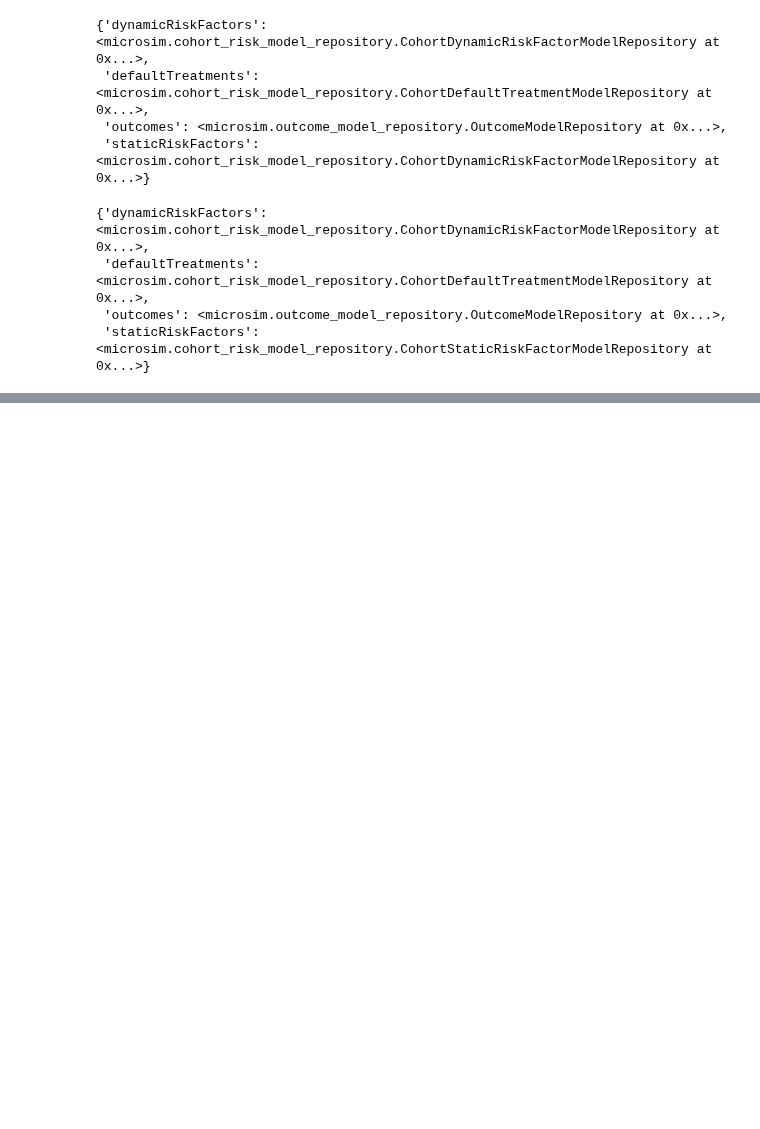
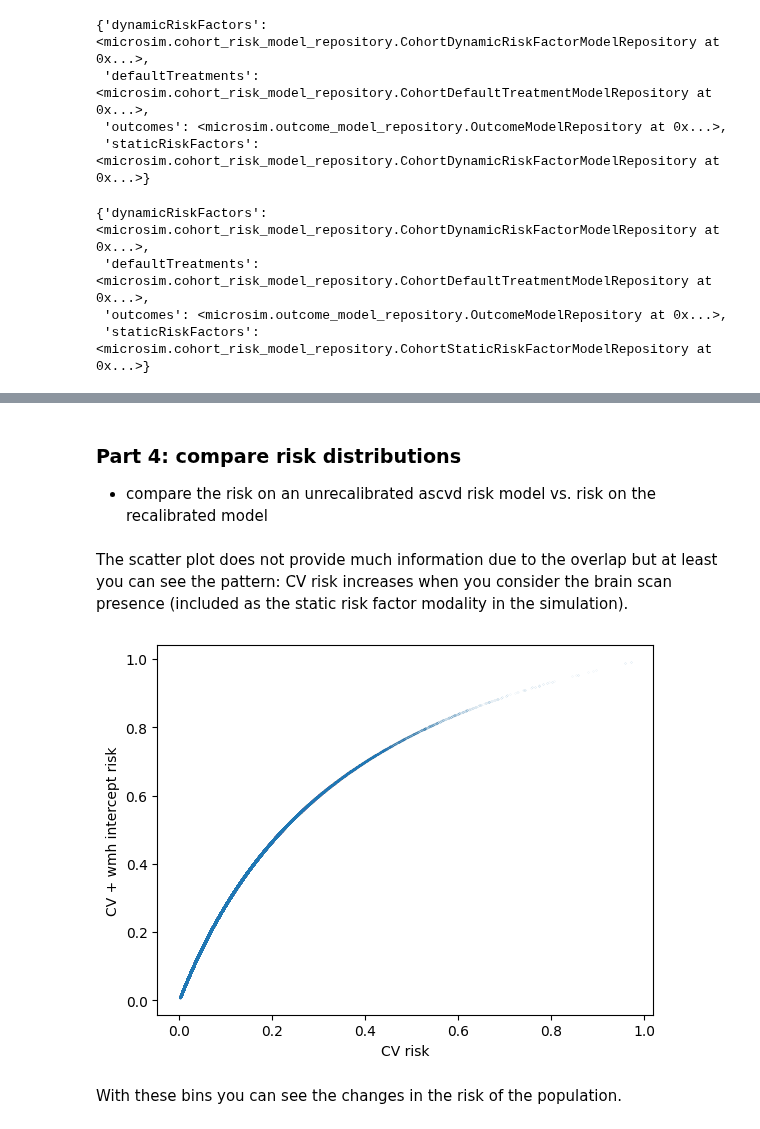
Before and after one commit to deligkaris/microsimNotebooks, a Jupyter notebook: kaiserTrialInitialForISCMeeting.ipynb, the cells around one changed output, grey strips where cells are left out. Saved outputs shown, nothing was run; the diff lists cells and outputs as text; code cells hidden in the pictures; blank space fills up the shorter version.

Commit message:
updated kaiser trial notebook

```diff
--- a/kaiserTrialInitialForISCMeeting.ipynb
+++ b/kaiserTrialInitialForISCMeeting.ipynb
@@ -404,0 +416,40 @@ pd.DataFrame(saDiffArray)
+# %% [markdown]
+### Part 4: compare risk distributions
+
+ - compare the risk on an unrecalibrated ascvd risk model vs. risk on the recalibrated model
+# %%
+popSize = 200000
+pop = PopulationFactory.get_kaiser_population(n=popSize)
+# %%
+cvModelRepository = CVModelRepository(wmhSpecific=True)
+cvWmhSpecificRiskList = list(map(lambda x: cvModelRepository.select_outcome_model_for_person(x).get_risk_for_person(x, years=10),
+                                 pop._people))
+
+cvModelRepository = CVModelRepository(wmhSpecific=False)
+cvWmhInterceptRiskList = list(map(lambda x: cvModelRepository.select_outcome_model_for_person(x).get_risk_for_person(x, years=10),
+                                  pop._people))
+
+#the only way to get the CV risks without using any WMH information is to remove the modality and WMH outcome from the people
+for p in pop._people:
+    p._outcomes[OutcomeType.WMH] = list()
+    p._modality = Modality.NO.value
+
+#I need to set this wmhSpecific flag to something...with the outcomes removed and no modality this should give the risk I need
+#I verified that it does...using wmhSpecific=False, I get exactly the same risks
+cvModelRepository = CVModelRepository(wmhSpecific=True)
+cvWmhNoRiskList = list(map(lambda x: cvModelRepository.select_outcome_model_for_person(x).get_risk_for_person(x, years=10),
+                           pop._people))
+
+binEdges = np.concatenate((np.arange(0., 0.175, 0.025),  np.arange(0.2, 0.6,0.3), np.arange(1,1.1,1)))
+risks = [ "0.0-0.025", "0.025-0.05" , "0.05-0.075", "0.075-0.1"  , "0.1-0.125", "0.125-0.15" , "0.15-0.2" , " 0.2-0.5" , "  0.5-1."]
+# %% [markdown]
+The scatter plot does not provide much information due to the overlap but at least you can see the pattern: CV risk increases when you consider the brain scan presence (included as the static risk factor modality in the simulation).
+# %%
+plt.scatter(cvWmhNoRiskList, cvWmhInterceptRiskList, s=0.001)
+plt.xlabel("CV risk") #CV is essentially the CV risk without taking into account the brain scan at all
+plt.ylabel("CV + wmh intercept risk")
+plt.show()
+# %% [output]
+[figure, added]
+# %% [markdown]
+With these bins you can see the changes in the risk of the population.
```
Also changed, not shown: parts of 22 cells of this notebook.
